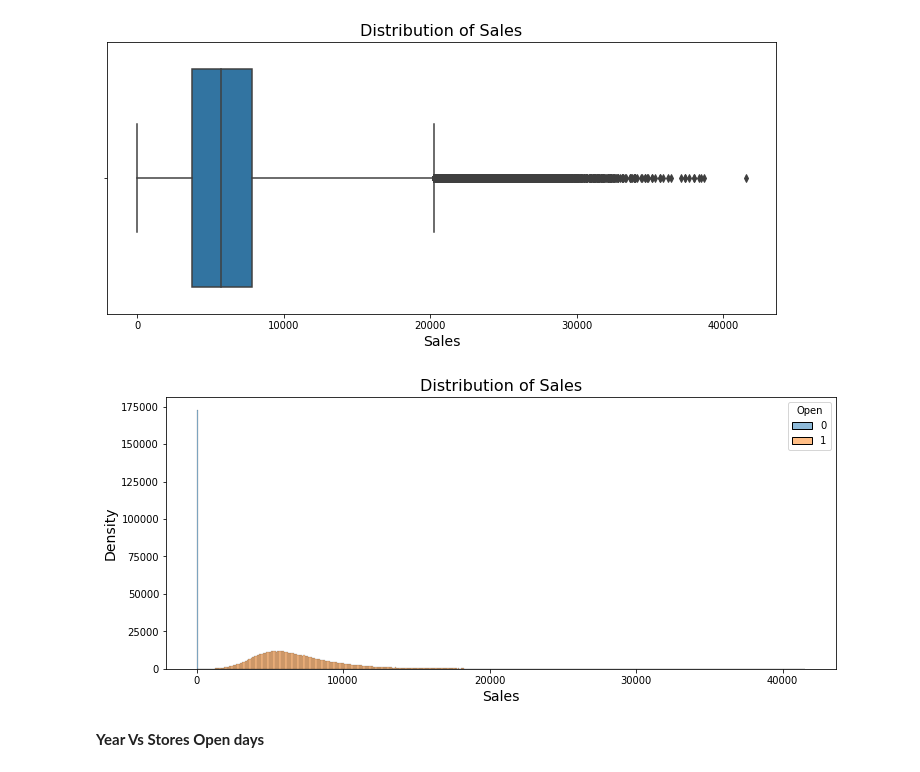
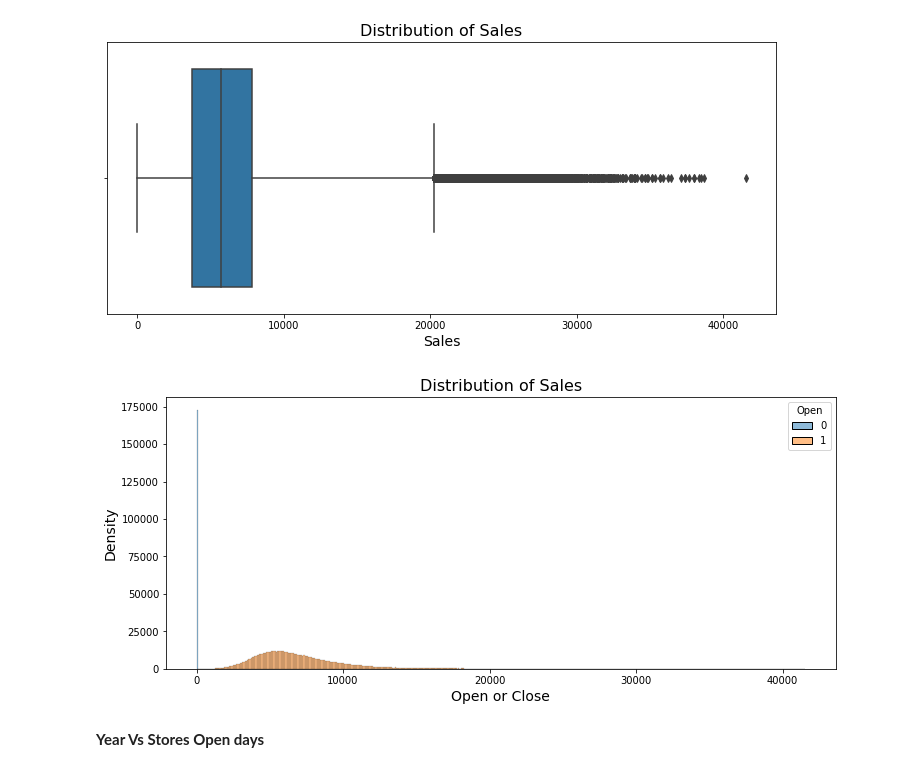
Before and after one commit to Narayan718/Rossmann_stores, a Jupyter notebook: Rossmann.ipynb, the cells around one changed output. Saved outputs shown, nothing was run; the diff lists cells and outputs as text; code cells hidden in the pictures.

```diff
--- a/Rossmann.ipynb
+++ b/Rossmann.ipynb
@@ -341,13 +340,13 @@ plt.show()
 # %%
 #Salees on Open and close days
 plt.figure(figsize=(12,5))
 sns.histplot(x='Sales', hue='Open', data=sales_df)
 plt.title('Distribution of Sales', size=16)
-plt.xlabel('Sales', size=14)
+plt.xlabel('Open or Close', size=14)
 plt.ylabel('Density', size=14)
 plt.show()
 # %% [output]
-[figure, old version]
+[figure, new version]
 # %% [markdown]
 **Year Vs Stores Open days**
 # %%
```
Also changed, not shown: parts of 18 cells of this notebook.
